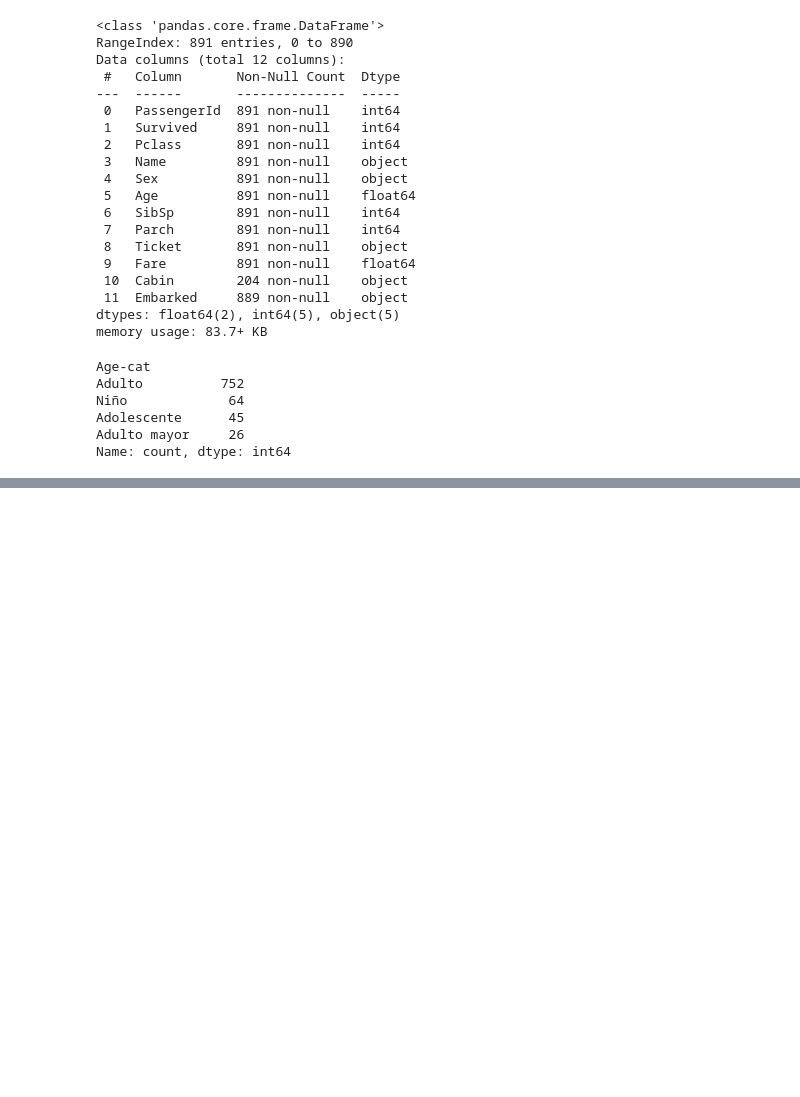
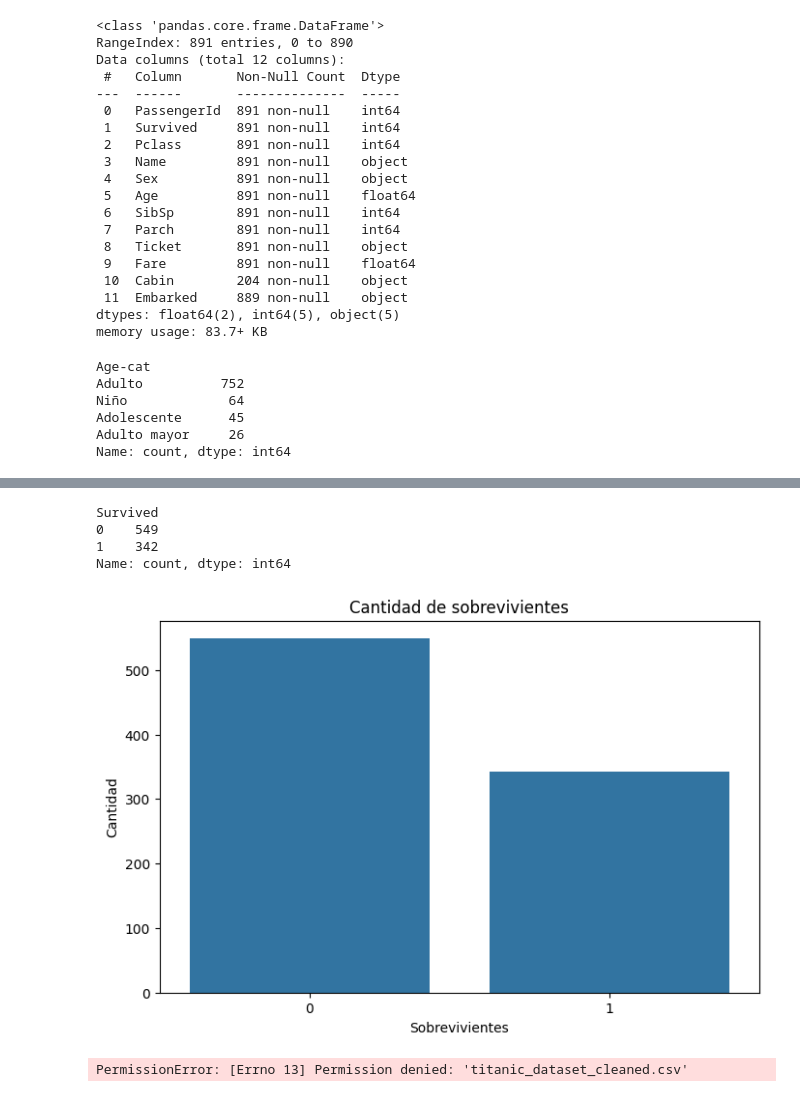
Before and after one commit to jlbonac/pandas-sesion-1, a Jupyter notebook: pandas-sesion-1.ipynb, the cells around one changed output, grey strips where cells are left out. Drawn from its saved outputs; the diff is of its cells as text; code cells hidden in the pictures; blank space fills up the shorter version.

```diff
--- a/pandas-sesion-1.ipynb
+++ b/pandas-sesion-1.ipynb
@@ -578,0 +669,24 @@ Name: count, dtype: int64
+# %%
+# contabilizar los sobrevivientes
+survivor_counts = df_titanic4["Survived"].value_counts()
+print(survivor_counts)
+# %% [output]
+Survived
+0    549
+1    342
+Name: count, dtype: int64
+# %%
+# graficar de barras con los valores de sobrevivientes
+plt.figure(figsize=(8, 5))
+sns.countplot(x="Survived", data=df_titanic4)
+plt.title("Cantidad de sobrevivientes")
+plt.xlabel("Sobrevivientes")
+plt.ylabel("Cantidad")
+plt.show()
+# %% [output]
+[figure, added]
+# %%
+# exportar el DataFrame df_titanic4 a un archivo CSV
+df_titanic4.to_csv("titanic_dataset_cleaned.csv", index=False)
+# %% [output]
+PermissionError: [Errno 13] Permission denied: 'titanic_dataset_cleaned.csv'
```
Also changed, not shown: parts of 17 cells of this notebook, 1 other file.
